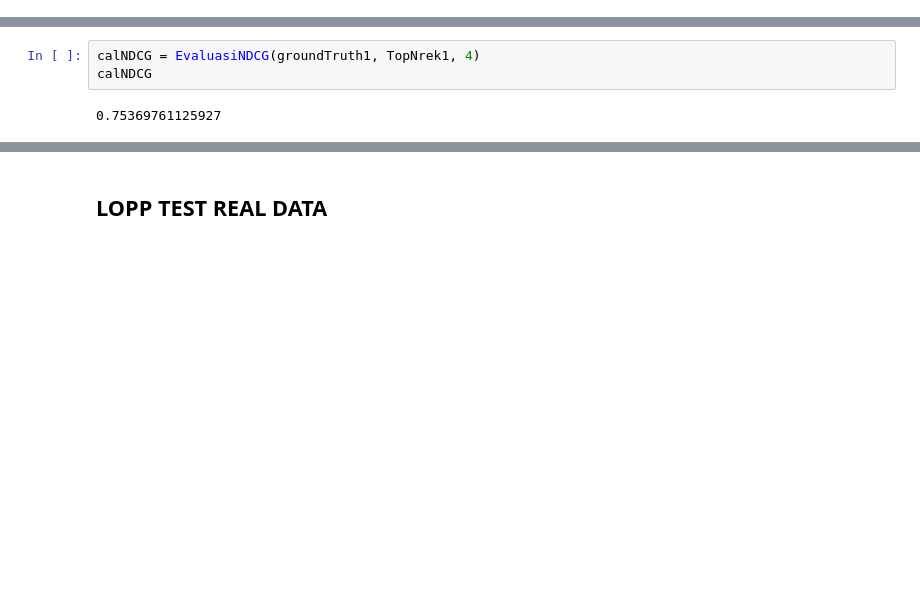
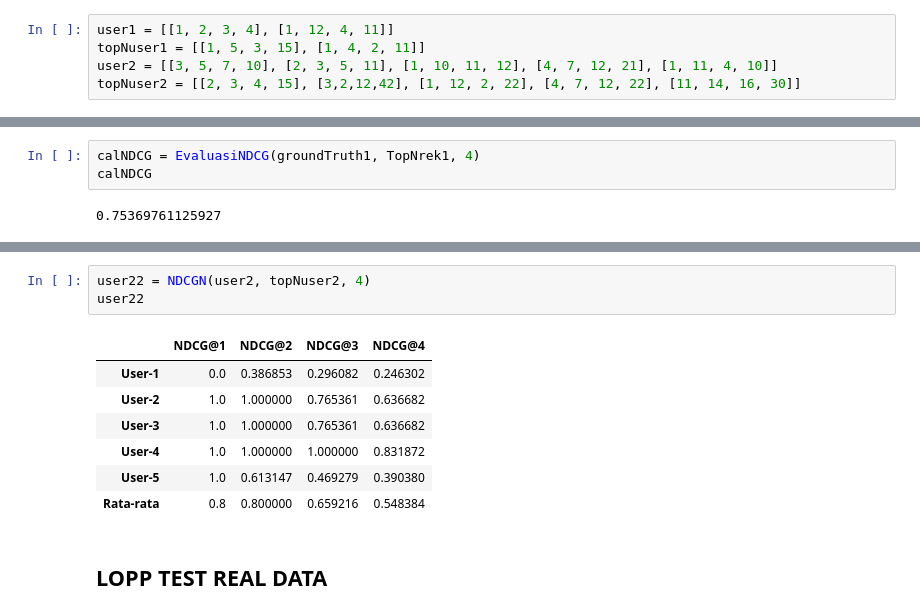
Before and after one commit to alfiiinur/setBasedImplentasi, a Jupyter notebook: evaluasi/NDCG.ipynb, the cells around one changed output, grey strips where cells are left out. Cells and saved outputs as stored; diff of their text form; blank space fills up the shorter version.

```diff
--- a/evaluasi/NDCG.ipynb
+++ b/evaluasi/NDCG.ipynb
@@ -100,3 +102,8 @@ True
+# %%
+user1 = [[1, 2, 3, 4], [1, 12, 4, 11]]
+topNuser1 = [[1, 5, 3, 15], [1, 4, 2, 11]]
+user2 = [[3, 5, 7, 10], [2, 3, 5, 11], [1, 10, 11, 12], [4, 7, 12, 21], [1, 11, 4, 10]]
+topNuser2 = [[2, 3, 4, 15], [3,2,12,42], [1, 12, 2, 22], [4, 7, 12, 22], [11, 14, 16, 30]]
 # %% [markdown]
 ## DCG
 
@@ -291,3 +308,14 @@ calNDCG
+# %%
+user22 = NDCGN(user2, topNuser2, 4)
+user22
+# %% [output]
+|  | NDCG@1 | NDCG@2 | NDCG@3 | NDCG@4 |
+| User-1 | 0.0 | 0.386853 | 0.296082 | 0.246302 |
+| User-2 | 1.0 | 1.000000 | 0.765361 | 0.636682 |
+| User-3 | 1.0 | 1.000000 | 0.765361 | 0.636682 |
+| User-4 | 1.0 | 1.000000 | 1.000000 | 0.831872 |
+| User-5 | 1.0 | 0.613147 | 0.469279 | 0.390380 |
+| Rata-rata | 0.8 | 0.800000 | 0.659216 | 0.548384 |
 # %% [markdown]
 ## LOPP TEST REAL DATA
 # %%
```
Also changed, not shown: parts of 8 cells of this notebook, 2 other files.
